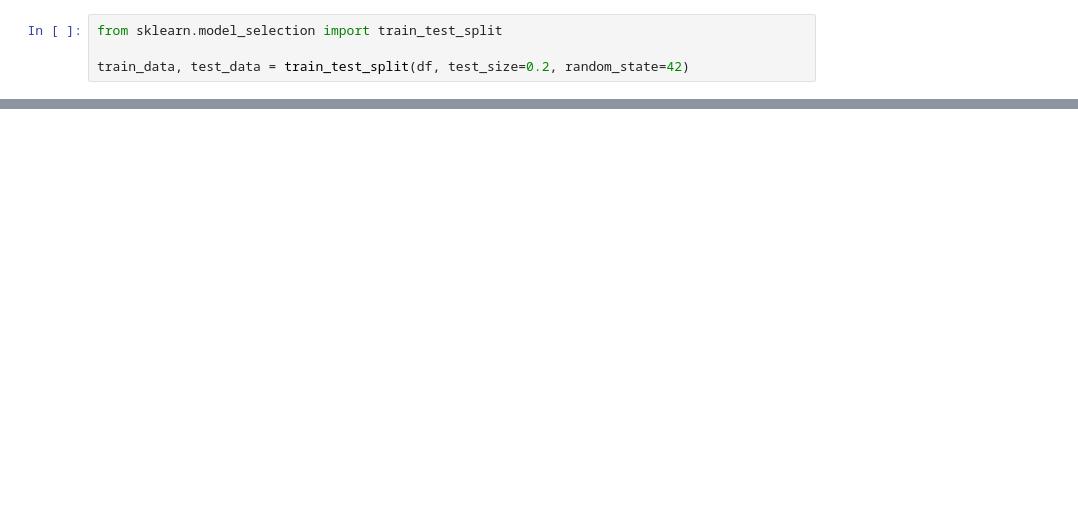
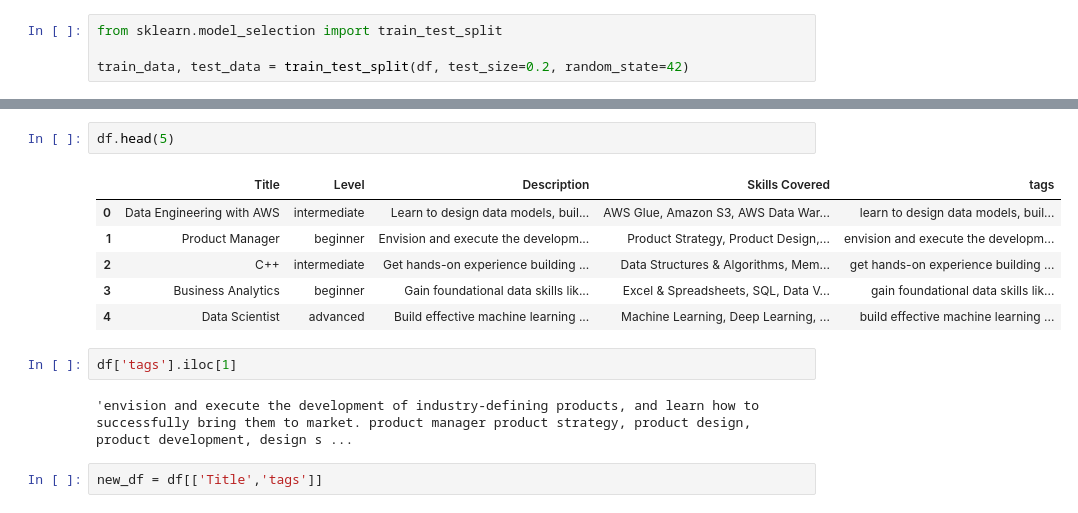
Before and after one commit to Ishsshukla/workshala_ml_1, a Jupyter notebook: Recommendation_system_courses.ipynb, the cells around one changed output, grey strips where cells are left out. Drawn from its saved outputs; the diff is of its cells as text; blank space fills up the shorter version.

```diff
--- a/Recommendation_system_courses.ipynb
+++ b/Recommendation_system_courses.ipynb
@@ -104,0 +164,15 @@ train_data, test_data = train_test_split(df, test_size=0.2, random_state=42)
+# %%
+df.head(5)
+# %% [output]
+|  | Title | Level | Description | Skills Covered | tags |
+| 0 | Data Engineering with AWS | intermediate | Learn to design data models, buil... | AWS Glue, Amazon S3, AWS Data War... | learn to design data models, buil... |
+| 1 | Product Manager | beginner | Envision and execute the developm... | Product Strategy, Product Design,... | envision and execute the developm... |
+| 2 | C++ | intermediate | Get hands-on experience building ... | Data Structures & Algorithms, Mem... | get hands-on experience building ... |
+| 3 | Business Analytics | beginner | Gain foundational data skills lik... | Excel & Spreadsheets, SQL, Data V... | gain foundational data skills lik... |
+| 4 | Data Scientist | advanced | Build effective machine learning ... | Machine Learning, Deep Learning, ... | build effective machine learning ... |
+# %%
+df['tags'].iloc[1]
+# %% [output]
+'envision and execute the development of industry-defining products, and learn how to successfully bring them to market. product manager product strategy, product design, product development, design s ...
+# %%
+new_df = df[['Title','tags']]
```
Also changed, not shown: parts of 39 cells of this notebook, 1 other file.
